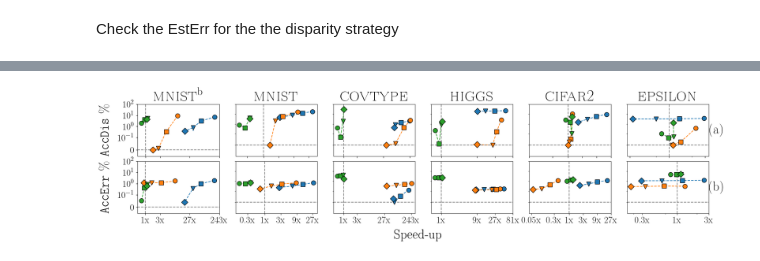
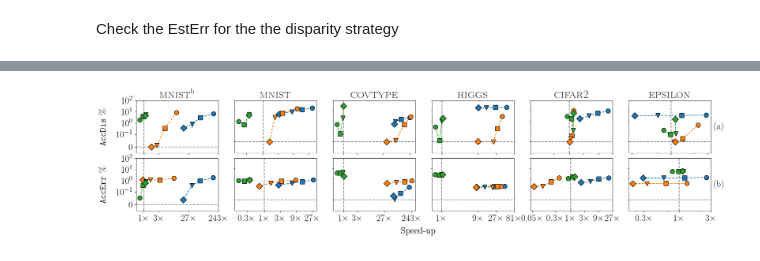
Before and after one commit to testc2/unlearning-experiments, a Jupyter notebook: code/plotting/Final Plots.ipynb, the cells around one changed output, grey strips where cells are left out. Drawn from its saved outputs; the diff is of its cells as text; code cells hidden in the pictures.

```diff
--- a/code/plotting/Final Plots.ipynb
+++ b/code/plotting/Final Plots.ipynb
@@ -51,8 +51,8 @@ new_rc_params = {
         'font.serif'  : 'cm'
          }
 new_rc_params.update(default)
-# fig_width_pt = 506.295  # Get this from LaTeX using \showthe\columnwidth
-fig_width_pt = 338.58778  # Get this from LaTeX using \showthe\columnwidth
+fig_width_pt = 506.295  # Get this from LaTeX using \showthe\columnwidth
+# fig_width_pt = 338.58778  # Get this from LaTeX using \showthe\columnwidth
 inches_per_pt = 1.0/72.27               # Convert pt to inches
 golden_mean = (math.sqrt(5)-1.0)/2.0         # Aesthetic ratio
 fig_width = fig_width_pt*inches_per_pt  # width in inches
@@ -263,8 +263,8 @@ dataset & threshold &                           &                             &
 # %%
 scale = {k:v*3 for k,v in get_default(inc=1).items()}
 new_rc_params.update(scale)
 mpl.rcParams.update(new_rc_params)
-plot_custom(results_dir,plot_deltagrad=True,save_fig=save
+plot_custom(results_dir,plot_deltagrad=True,save_fig=True
                              ,suffix="_selected",noise=1,fig_width_pt=fig_width_pt,scale=3,remove_ratio_idx=2)
 # %% [output]
-[figure, old version]
+[figure, new version]
```
Also changed, not shown: parts of 3 cells of this notebook, 40 other files.
